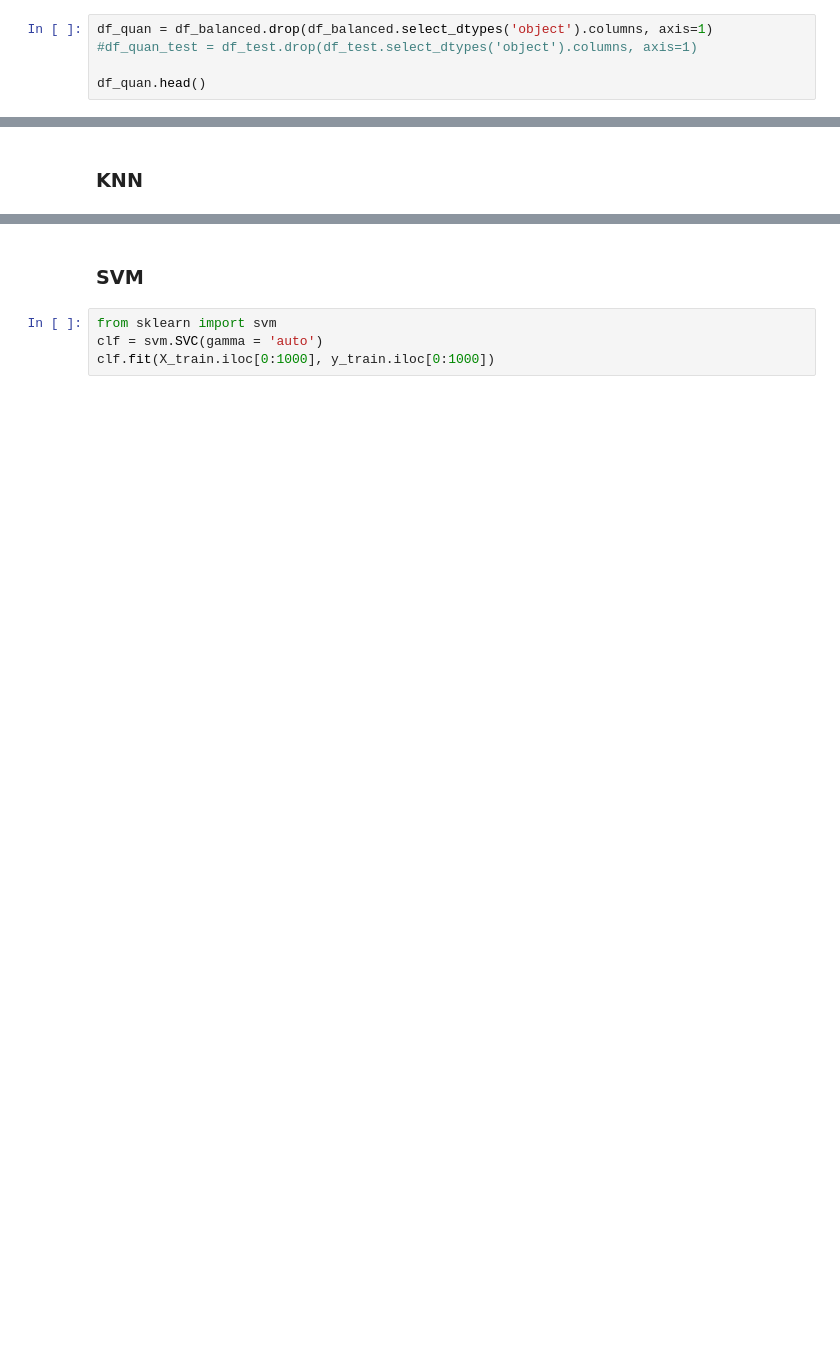
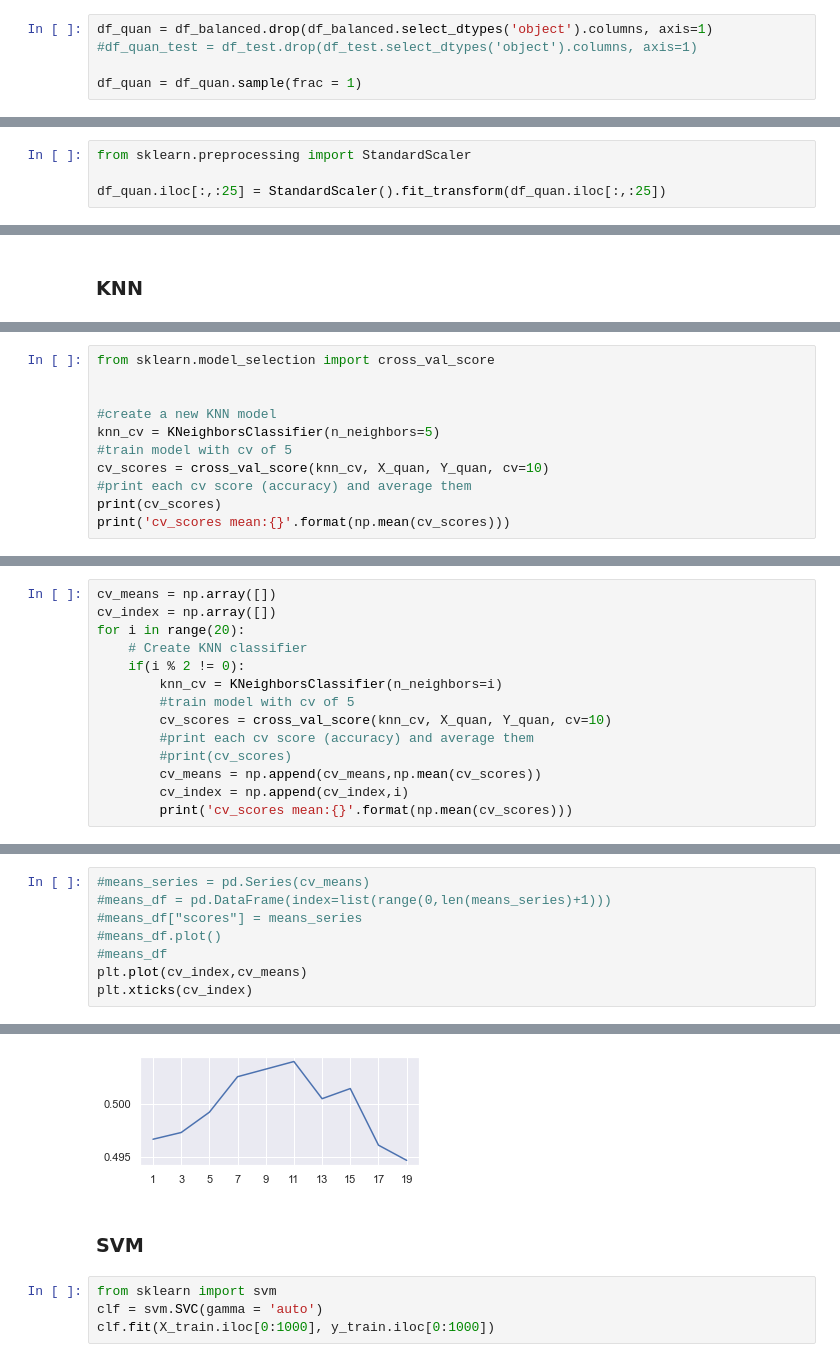
Before and after one commit to ahmedserag2/BankLoanDefaulter, a Jupyter notebook: bankLoanDefaulter.ipynb, the cells around one changed output, grey strips where cells are left out. Drawn from its saved outputs; the diff is of its cells as text; blank space fills up the shorter version.

```diff
--- a/bankLoanDefaulter.ipynb
+++ b/bankLoanDefaulter.ipynb
@@ -379,4 +373,4 @@ df_balanced.head()
 df_quan = df_balanced.drop(df_balanced.select_dtypes('object').columns, axis=1)
 #df_quan_test = df_test.drop(df_test.select_dtypes('object').columns, axis=1)
 
-df_quan.head()
+df_quan = df_quan.sample(frac = 1)
@@ -391,3 +377,7 @@ df_quan.head()
+# %%
+from sklearn.preprocessing import StandardScaler
+
+df_quan.iloc[:,:25] = StandardScaler().fit_transform(df_quan.iloc[:,:25])
 # %%
 from sklearn.model_selection import train_test_split
 
@@ -423,0 +412,11 @@ Accuracy: 0.48810679611650487
+# %%
+from sklearn.model_selection import cross_val_score
+
+
+#create a new KNN model
+knn_cv = KNeighborsClassifier(n_neighbors=5)
+#train model with cv of 5
+cv_scores = cross_val_score(knn_cv, X_quan, Y_quan, cv=10)
+#print each cv score (accuracy) and average them
+print(cv_scores)
+print('cv_scores mean:{}'.format(np.mean(cv_scores)))
@@ -423,0 +427,14 @@ Accuracy: 0.48810679611650487
+# %%
+cv_means = np.array([])
+cv_index = np.array([])
+for i in range(20):
+    # Create KNN classifier
+    if(i % 2 != 0):
+        knn_cv = KNeighborsClassifier(n_neighbors=i)
+        #train model with cv of 5
+        cv_scores = cross_val_score(knn_cv, X_quan, Y_quan, cv=10)
+        #print each cv score (accuracy) and average them
+        #print(cv_scores)
+        cv_means = np.append(cv_means,np.mean(cv_scores))
+        cv_index = np.append(cv_index,i)
+        print('cv_scores mean:{}'.format(np.mean(cv_scores)))
@@ -423,0 +452,9 @@ Accuracy: 0.48810679611650487
+# %%
+#means_series = pd.Series(cv_means)
+#means_df = pd.DataFrame(index=list(range(0,len(means_series)+1)))
+#means_df["scores"] = means_series
+#means_df.plot()
+#means_df
+plt.plot(cv_index,cv_means)
+plt.xticks(cv_index)
+# %% [output]
@@ -424,3 +481,4 @@ Accuracy: 0.48810679611650487
+[figure, added]
 # %% [markdown]
 ### SVM
 # %%
```
Also changed, not shown: parts of 86 cells of this notebook, 3 other files.
